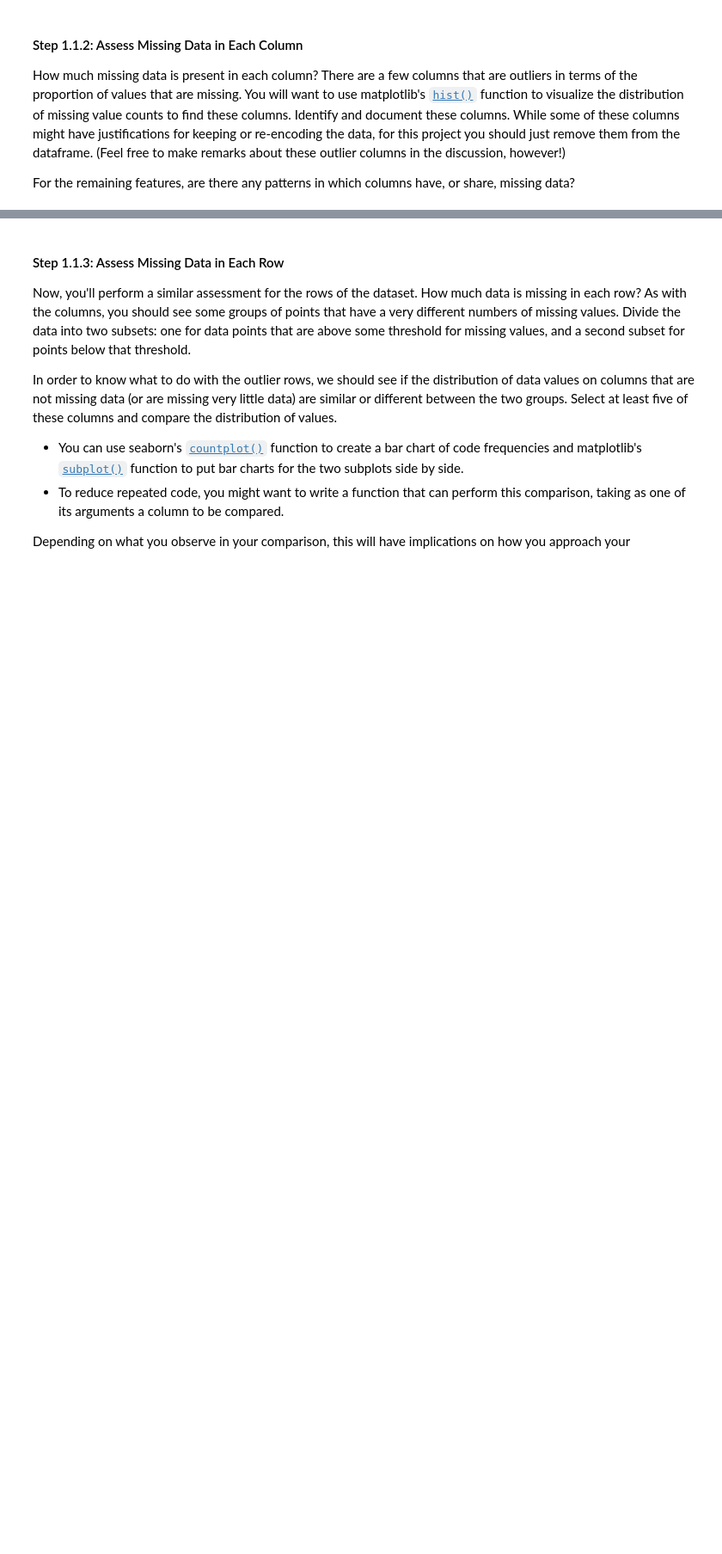
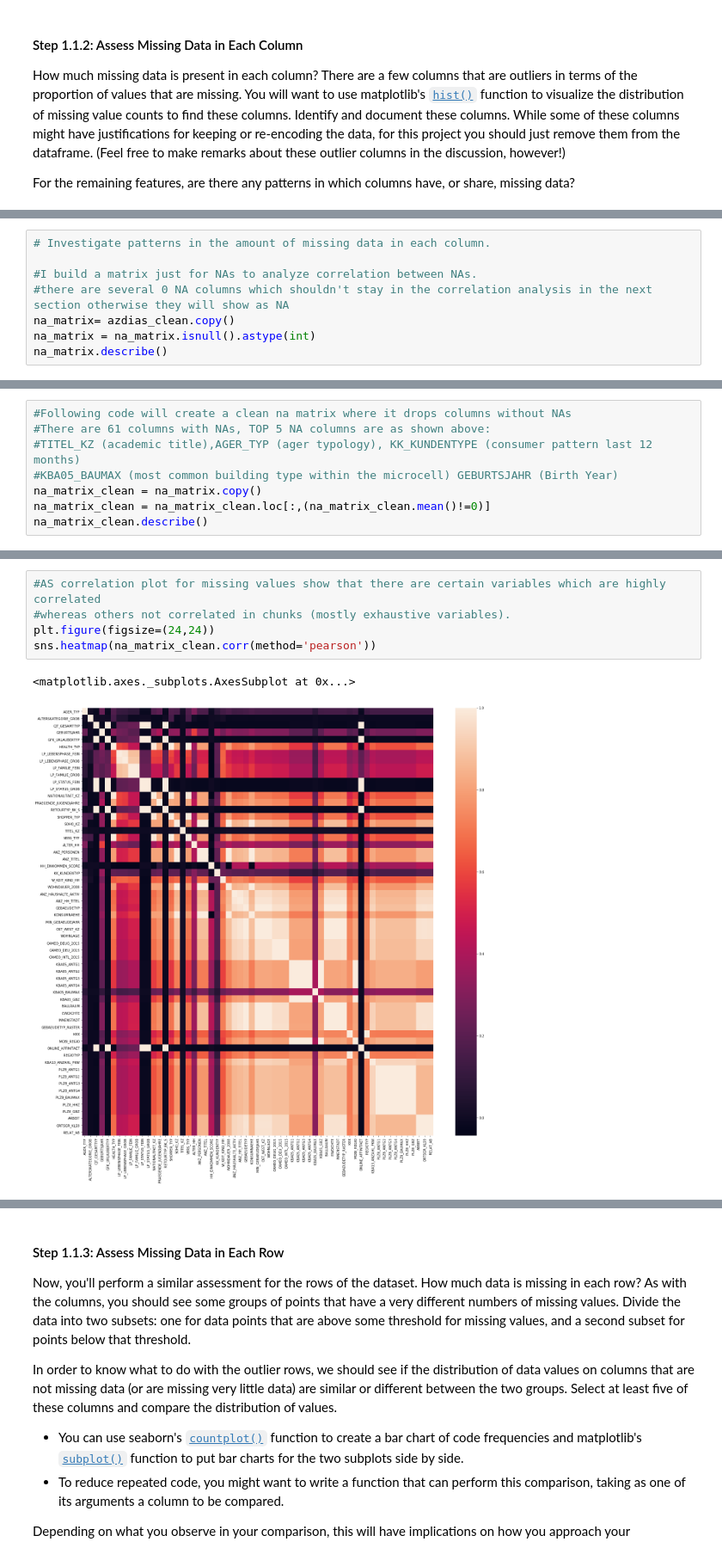
Before and after one commit to cemtekesin/Identify_Customer_Segments, a Jupyter notebook: Identify_Customer_Segments.ipynb, the cells around one changed output, grey strips where cells are left out. Shown: that part at 86% size. Saved outputs shown, nothing was run; the diff lists cells and outputs as text; blank space fills up the shorter version.

```diff
--- a/Identify_Customer_Segments.ipynb
+++ b/Identify_Customer_Segments.ipynb
@@ -219,0 +253,8 @@ plt.hist()
+# %%
+# Investigate patterns in the amount of missing data in each column.
+
+#I build a matrix just for NAs to analyze correlation between NAs.
+#there are several 0 NA columns which shouldn't stay in the correlation analysis in the next section otherwise they will show as NA
+na_matrix= azdias_clean.copy()
+na_matrix = na_matrix.isnull().astype(int)
+na_matrix.describe()
@@ -219,0 +287,8 @@ plt.hist()
+# %%
+#Following code will create a clean na matrix where it drops columns without NAs
+#There are 61 columns with NAs, TOP 5 NA columns are as shown above:
+#TITEL_KZ (academic title),AGER_TYP (ager typology), KK_KUNDENTYPE (consumer pattern last 12 months)
+#KBA05_BAUMAX (most common building type within the microcell) GEBURTSJAHR (Birth Year)
+na_matrix_clean = na_matrix.copy()
+na_matrix_clean = na_matrix_clean.loc[:,(na_matrix_clean.mean()!=0)]
+na_matrix_clean.describe()
@@ -219,0 +305,8 @@ plt.hist()
+# %%
+#AS correlation plot for missing values show that there are certain variables which are highly correlated
+#whereas others not correlated in chunks (mostly exhaustive variables).
+plt.figure(figsize=(24,24))
+sns.heatmap(na_matrix_clean.corr(method='pearson'))
+# %% [output]
+<matplotlib.axes._subplots.AxesSubplot at 0x...>
+[figure, added]
```
Also changed, not shown: parts of 63 cells of this notebook.
